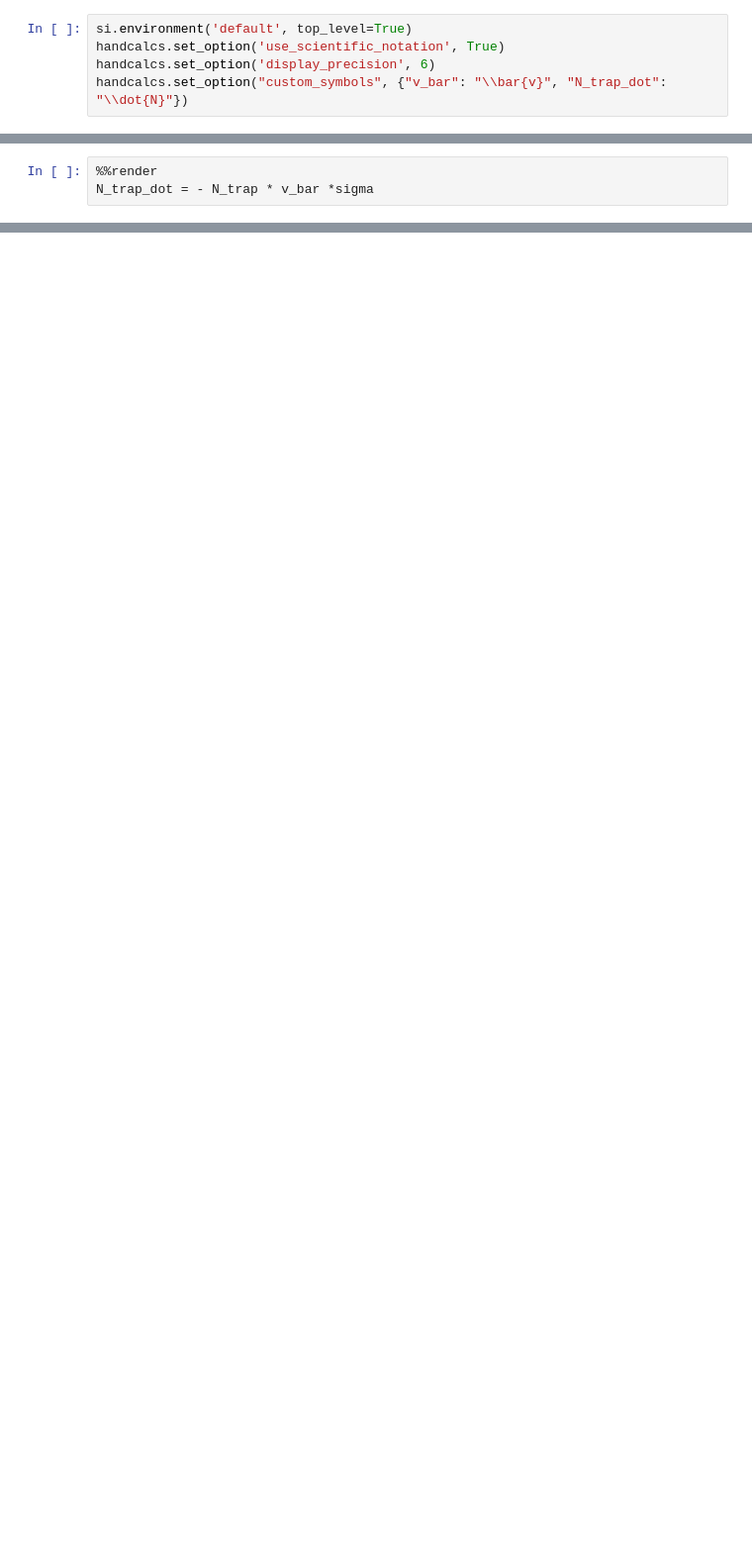
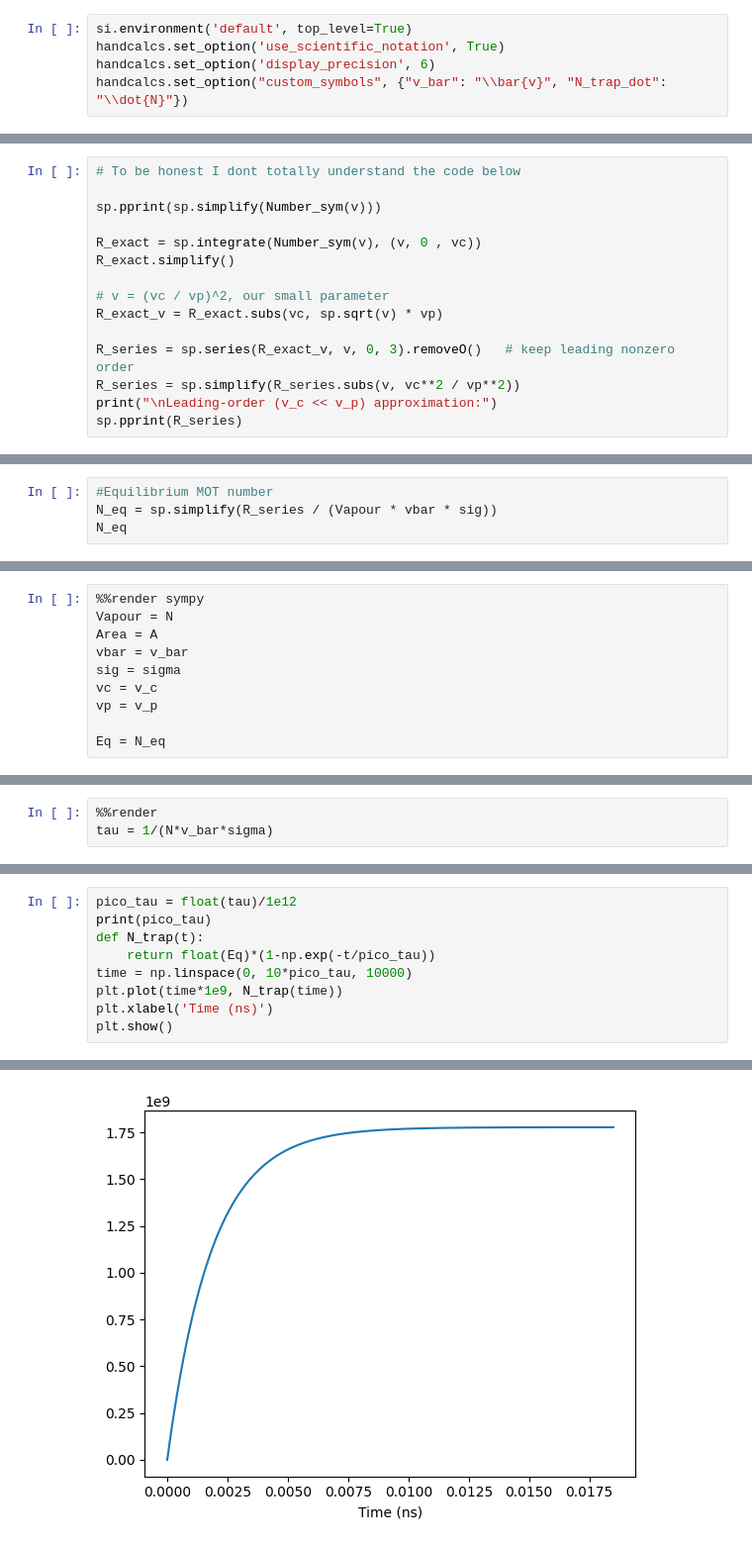
Before and after one commit to Ceranan/Light-on-Physics-by-Gerrit, a Jupyter notebook: equilibrium_MOT_number.ipynb, the cells around one changed output, grey strips where cells are left out. Shown at 99% size. Saved outputs shown, nothing was run; the diff lists cells and outputs as text; blank space fills up the shorter version.

```diff
--- a/equilibrium_MOT_number.ipynb
+++ b/equilibrium_MOT_number.ipynb
@@ -55,0 +78,15 @@ N_{trap} ,\  N_{err} &= \int_{ a } ^ { b } \frac{ 1 }{ 4 } \cdot N \cdot v \cdot
+# %%
+# To be honest I dont totally understand the code below
+
+sp.pprint(sp.simplify(Number_sym(v)))
+
+R_exact = sp.integrate(Number_sym(v), (v, 0 , vc))
+R_exact.simplify()
+
+# v = (vc / vp)^2, our small parameter
+R_exact_v = R_exact.subs(vc, sp.sqrt(v) * vp)
+
+R_series = sp.series(R_exact_v, v, 0, 3).removeO()   # keep leading nonzero order
+R_series = sp.simplify(R_series.subs(v, vc**2 / vp**2))
+print("\nLeading-order (v_c << v_p) approximation:")
+sp.pprint(R_series)
@@ -56,4 +110,5 @@ N_{trap} ,\  N_{err} &= \int_{ a } ^ { b } \frac{ 1 }{ 4 } \cdot N \cdot v \cdot
 # %%
-%%render
-N_trap_dot = - N_trap * v_bar *sigma
+#Equilibrium MOT number
+N_eq = sp.simplify(R_series / (Vapour * vbar * sig))
+N_eq
 # %% [output]
@@ -64,0 +116,10 @@ N_trap_dot = - N_trap * v_bar *sigma
+# %%
+%%render sympy
+Vapour = N
+Area = A
+vbar = v_bar
+sig = sigma
+vc = v_c
+vp = v_p
+
+Eq = N_eq
@@ -64,0 +148,3 @@ N_trap_dot = - N_trap * v_bar *sigma
+# %%
+%%render
+tau = 1/(N*v_bar*sigma)
@@ -64,0 +157,10 @@ N_trap_dot = - N_trap * v_bar *sigma
+# %%
+pico_tau = float(tau)/1e12
+print(pico_tau)
+def N_trap(t):
+    return float(Eq)*(1-np.exp(-t/pico_tau))
+time = np.linspace(0, 10*pico_tau, 10000)
+plt.plot(time*1e9, N_trap(time))
+plt.xlabel('Time (ns)')
+plt.show()
+# %% [output]
@@ -64,0 +168 @@ N_trap_dot = - N_trap * v_bar *sigma
+[figure, added]
```
Also changed, not shown: parts of 13 cells of this notebook, 3 other files.
